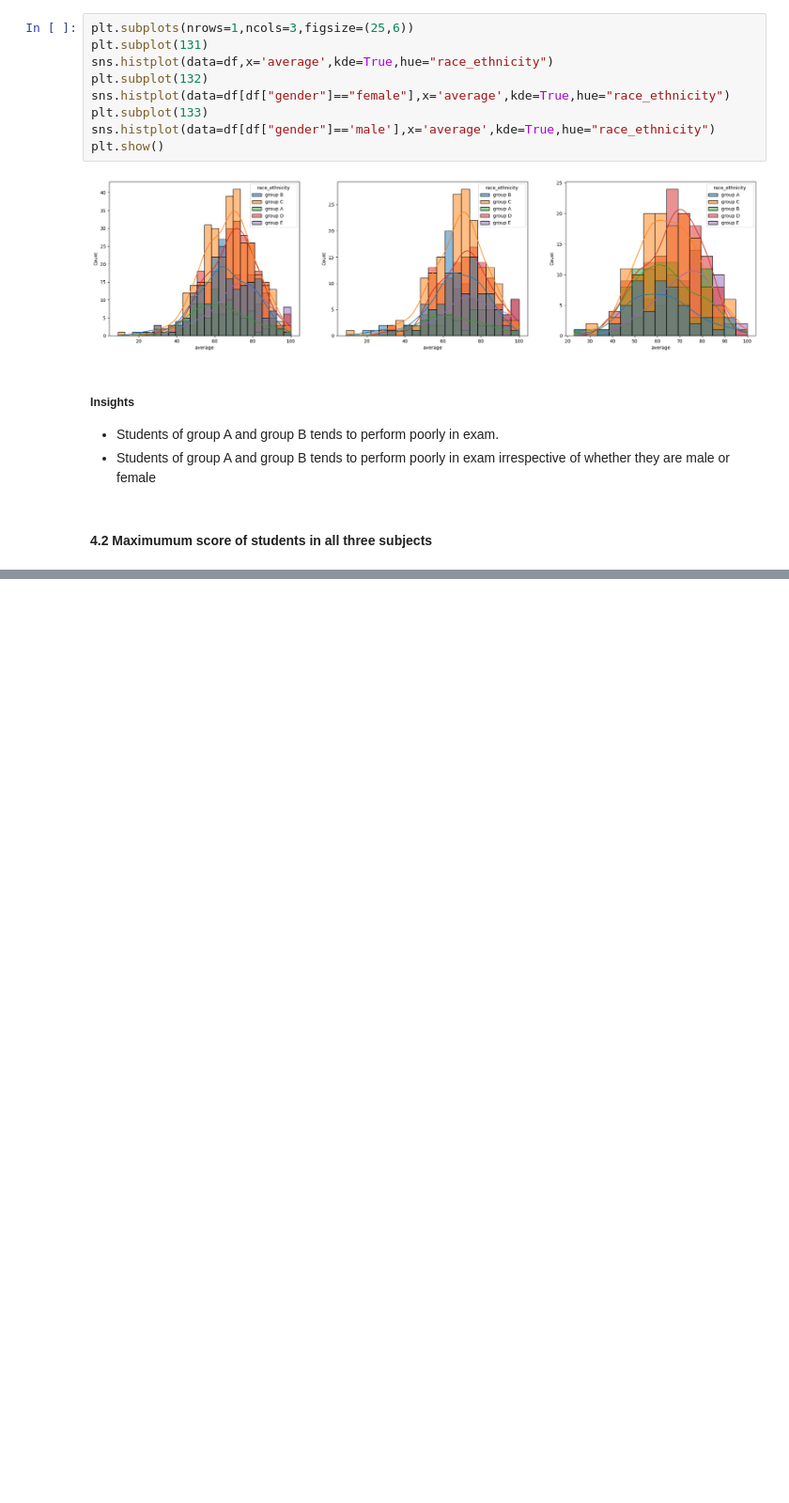
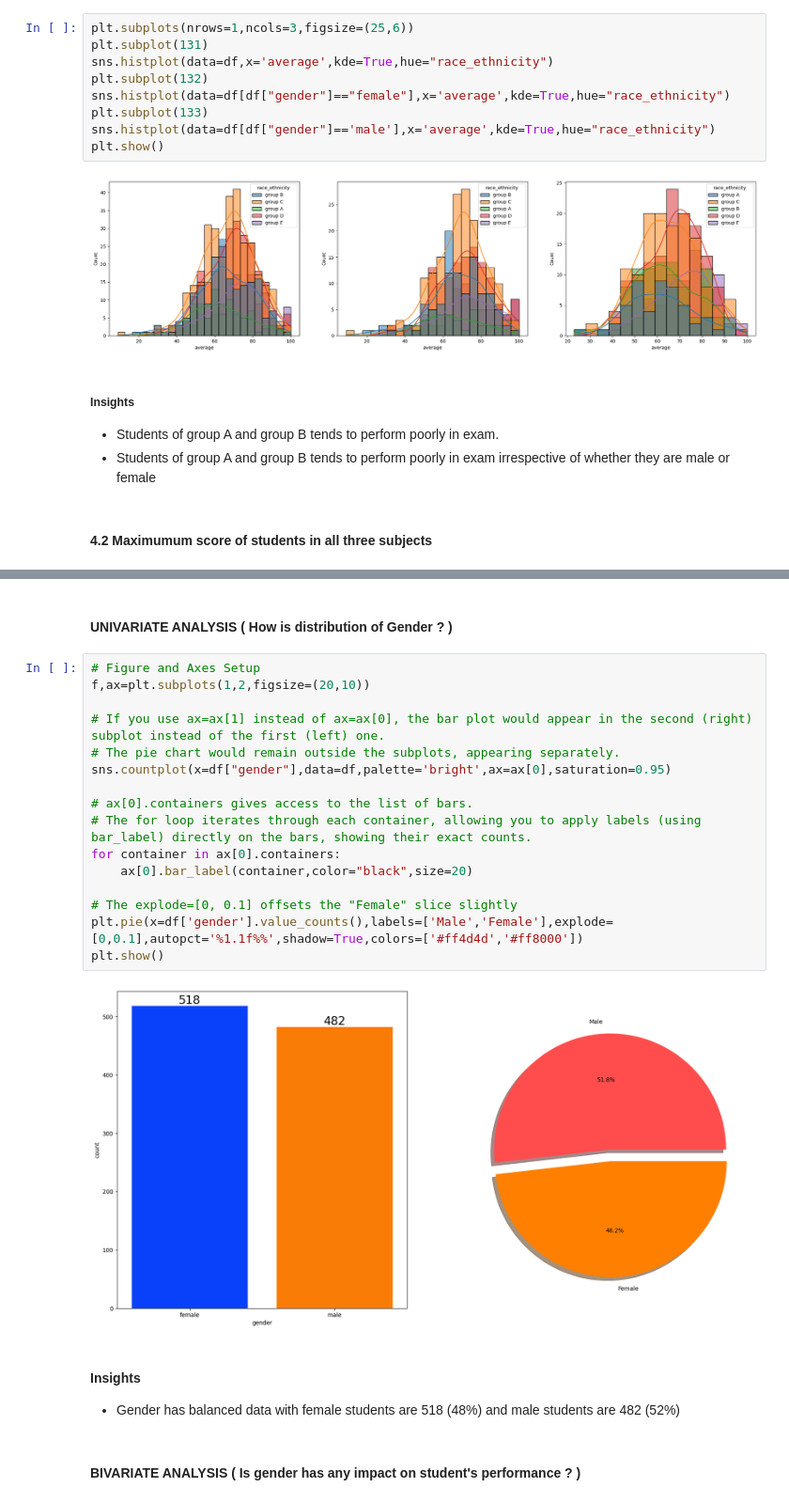
Before and after one commit to 1rishu0/Student-Performance-Indicator, a Jupyter notebook: notebook/1. EDA STUDENT PERFORMANCE.ipynb, the cells around one changed output, grey strips where cells are left out. Shown at 94% size. Drawn from its saved outputs; the diff is of its cells as text; blank space fills up the shorter version.

```diff
--- a/notebook/1. EDA STUDENT PERFORMANCE.ipynb
+++ b/notebook/1. EDA STUDENT PERFORMANCE.ipynb
@@ -382,0 +477,25 @@ plt.axis('off')
+# %% [markdown]
+#### UNIVARIATE ANALYSIS ( How is distribution of Gender ? )
+# %%
+# Figure and Axes Setup
+f,ax=plt.subplots(1,2,figsize=(20,10))
+
+# If you use ax=ax[1] instead of ax=ax[0], the bar plot would appear in the second (right) subplot instead of the first (left) one.
+# The pie chart would remain outside the subplots, appearing separately.
+sns.countplot(x=df["gender"],data=df,palette='bright',ax=ax[0],saturation=0.95)
+
+# ax[0].containers gives access to the list of bars.
+# The for loop iterates through each container, allowing you to apply labels (using bar_label) directly on the bars, showing their exact counts.
+for container in ax[0].containers:
+    ax[0].bar_label(container,color="black",size=20)
+
+# The explode=[0, 0.1] offsets the "Female" slice slightly
+plt.pie(x=df['gender'].value_counts(),labels=['Male','Female'],explode=[0,0.1],autopct='%1.1f%%',shadow=True,colors=['#ff4d4d','#ff8000'])
+plt.show()
+# %% [output]
+[figure, added]
+# %% [markdown]
+#### Insights
+- Gender has balanced data with female students are 518 (48%) and male students are 482 (52%)
+# %% [markdown]
+#### BIVARIATE ANALYSIS ( Is gender has any impact on student's performance ? )
```
Also changed, not shown: parts of 17 cells of this notebook.
